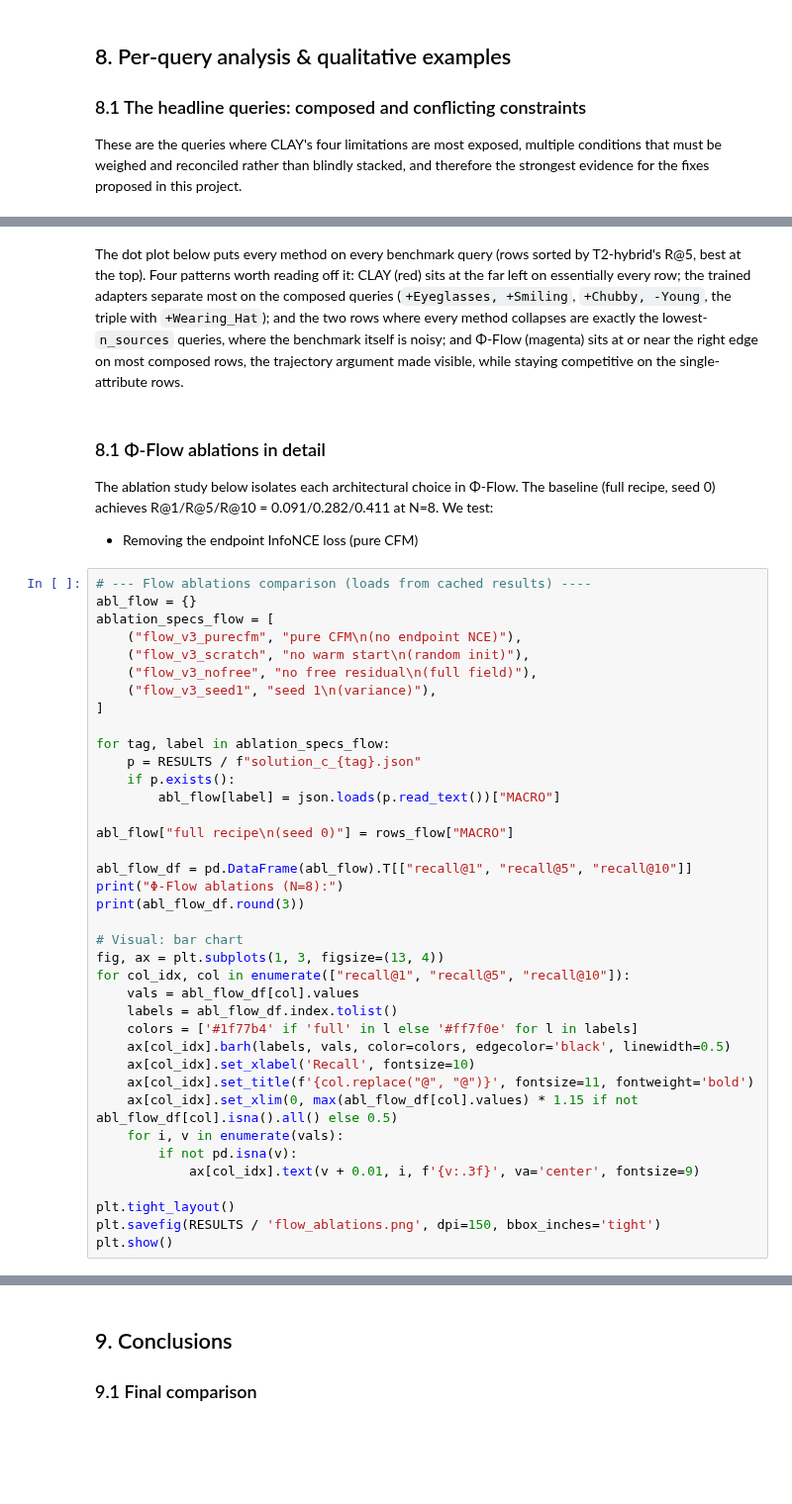
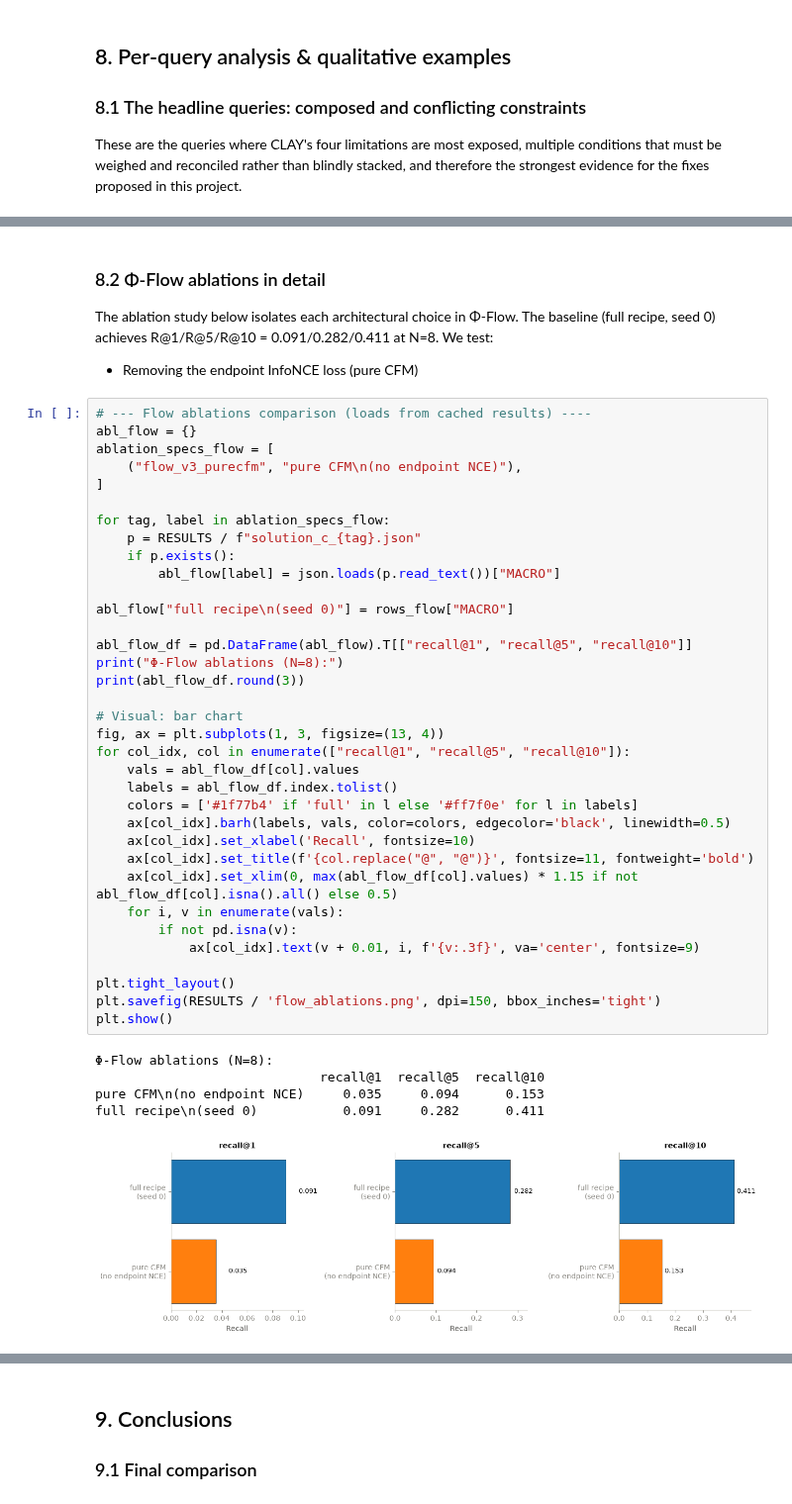
Before and after one commit to fronzofronzo/dl-project, a Jupyter notebook: notebook/main.ipynb, the cells around one changed output, grey strips where cells are left out. Shown at 99% size. Cells and saved outputs as stored; diff of their text form; blank space fills up the shorter version.

```diff
--- a/notebook/main.ipynb
+++ b/notebook/main.ipynb
@@ -2434,15 +2417,5 @@ headline_r1
-# %% [markdown]
-The dot plot below puts every method on every benchmark query (rows sorted by
-T2-hybrid's R@5, best at the top). Four patterns worth reading off it: CLAY
-(red) sits at the far left on essentially every row; the trained adapters
-separate most on the composed queries (`+Eyeglasses, +Smiling`,
-`+Chubby, -Young`, the triple with `+Wearing_Hat`); and the two rows where
-every method collapses are exactly the lowest-`n_sources` queries, where the
-benchmark itself is noisy; and Φ-Flow (magenta) sits at or near the right edge on
-most composed rows, the trajectory argument made visible, while staying
-competitive on the single-attribute rows.
 # %% [markdown]
-### 8.1 Φ-Flow ablations in detail
+### 8.2 Φ-Flow ablations in detail
 
 The ablation study below isolates each architectural choice in Φ-Flow. The baseline (full recipe, seed 0) achieves R@1/R@5/R@10 = 0.091/0.282/0.411 at N=8. We test:
 - Removing the endpoint InfoNCE loss (pure CFM)
@@ -2451,36 +2424,39 @@ The ablation study below isolates each architectural choice in Φ-Flow. The base
 abl_flow = {}
 ablation_specs_flow = [
     ("flow_v3_purecfm", "pure CFM\n(no endpoint NCE)"),
-    ("flow_v3_scratch", "no warm start\n(random init)"),
-    ("flow_v3_nofree", "no free residual\n(full field)"),
-    ("flow_v3_seed1", "seed 1\n(variance)"),
 ]
 
 for tag, label in ablation_specs_flow:
     p = RESULTS / f"solution_c_{tag}.json"
     if p.exists():
         abl_flow[label] = json.loads(p.read_text())["MACRO"]
 
 abl_flow["full recipe\n(seed 0)"] = rows_flow["MACRO"]
 
 abl_flow_df = pd.DataFrame(abl_flow).T[["recall@1", "recall@5", "recall@10"]]
 print("Φ-Flow ablations (N=8):")
 print(abl_flow_df.round(3))
 
 # Visual: bar chart
 fig, ax = plt.subplots(1, 3, figsize=(13, 4))
 for col_idx, col in enumerate(["recall@1", "recall@5", "recall@10"]):
     vals = abl_flow_df[col].values
     labels = abl_flow_df.index.tolist()
     colors = ['#1f77b4' if 'full' in l else '#ff7f0e' for l in labels]
     ax[col_idx].barh(labels, vals, color=colors, edgecolor='black', linewidth=0.5)
     ax[col_idx].set_xlabel('Recall', fontsize=10)
     ax[col_idx].set_title(f'{col.replace("@", "@")}', fontsize=11, fontweight='bold')
     ax[col_idx].set_xlim(0, max(abl_flow_df[col].values) * 1.15 if not abl_flow_df[col].isna().all() else 0.5)
     for i, v in enumerate(vals):
         if not pd.isna(v):
             ax[col_idx].text(v + 0.01, i, f'{v:.3f}', va='center', fontsize=9)
 
 plt.tight_layout()
 plt.savefig(RESULTS / 'flow_ablations.png', dpi=150, bbox_inches='tight')
 plt.show()
+# %% [output]
+Φ-Flow ablations (N=8):
+                             recall@1  recall@5  recall@10
+pure CFM\n(no endpoint NCE)     0.035     0.094      0.153
+full recipe\n(seed 0)           0.091     0.282      0.411
+[figure, added]
```
Also changed, not shown: parts of 33 cells of this notebook.
